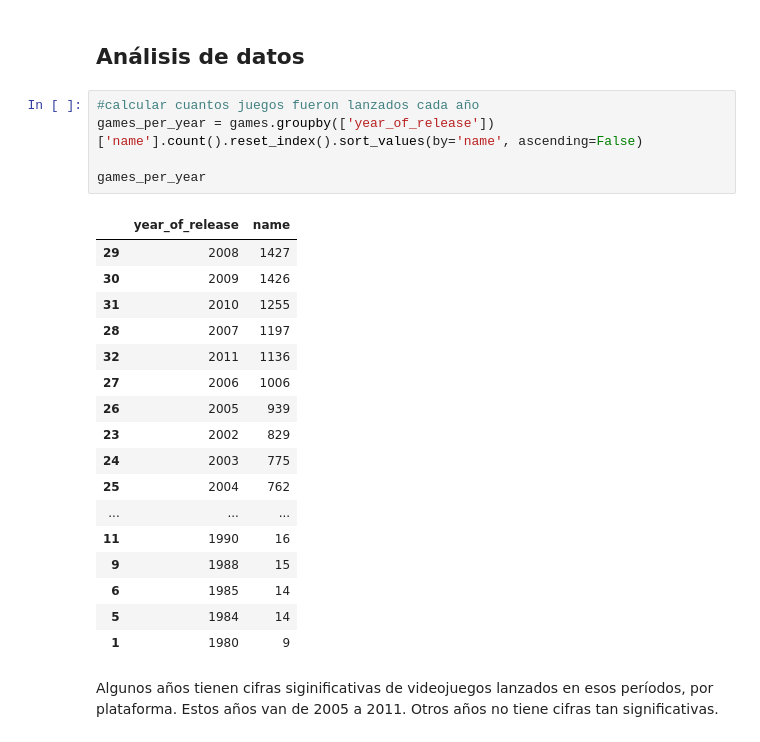
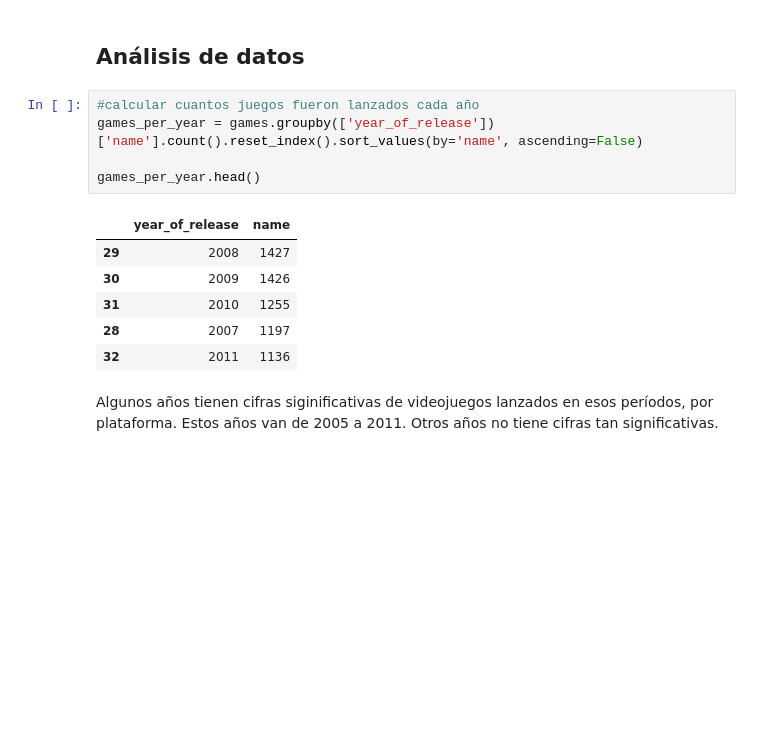
Before and after one commit to wh1tneyr/Analisis-exploratorio-de-datos-y-ambientes-virtuales, a Jupyter notebook: proyecto_05.ipynb, the cells around one changed output. Cells and saved outputs as stored; diff of their text form; blank space fills up the shorter version.

```diff
--- a/proyecto_05.ipynb
+++ b/proyecto_05.ipynb
@@ -139,26 +139,15 @@ games['total_sales'] = games['na_sales'] + games['eu_sales'] + games['jp_sales']
 # %%
 #calcular cuantos juegos fueron lanzados cada año
 games_per_year = games.groupby(['year_of_release'])['name'].count().reset_index().sort_values(by='name', ascending=False)
 
-games_per_year
+games_per_year.head()
 # %% [output]
 |  | year_of_release | name |
 | 29 | 2008 | 1427 |
 | 30 | 2009 | 1426 |
 | 31 | 2010 | 1255 |
 | 28 | 2007 | 1197 |
 | 32 | 2011 | 1136 |
-| 27 | 2006 | 1006 |
-| 26 | 2005 | 939 |
-| 23 | 2002 | 829 |
-| 24 | 2003 | 775 |
-| 25 | 2004 | 762 |
-| ... | ... | ... |
-| 11 | 1990 | 16 |
-| 9 | 1988 | 15 |
-| 6 | 1985 | 14 |
-| 5 | 1984 | 14 |
-| 1 | 1980 | 9 |
 # %% [markdown]
 Algunos años tienen cifras siginificativas de videojuegos lanzados en esos períodos, por plataforma. Estos años van de 2005 a 2011. Otros años no tiene cifras tan significativas.
 # %%
```
Also changed, not shown: parts of 2 cells of this notebook.
